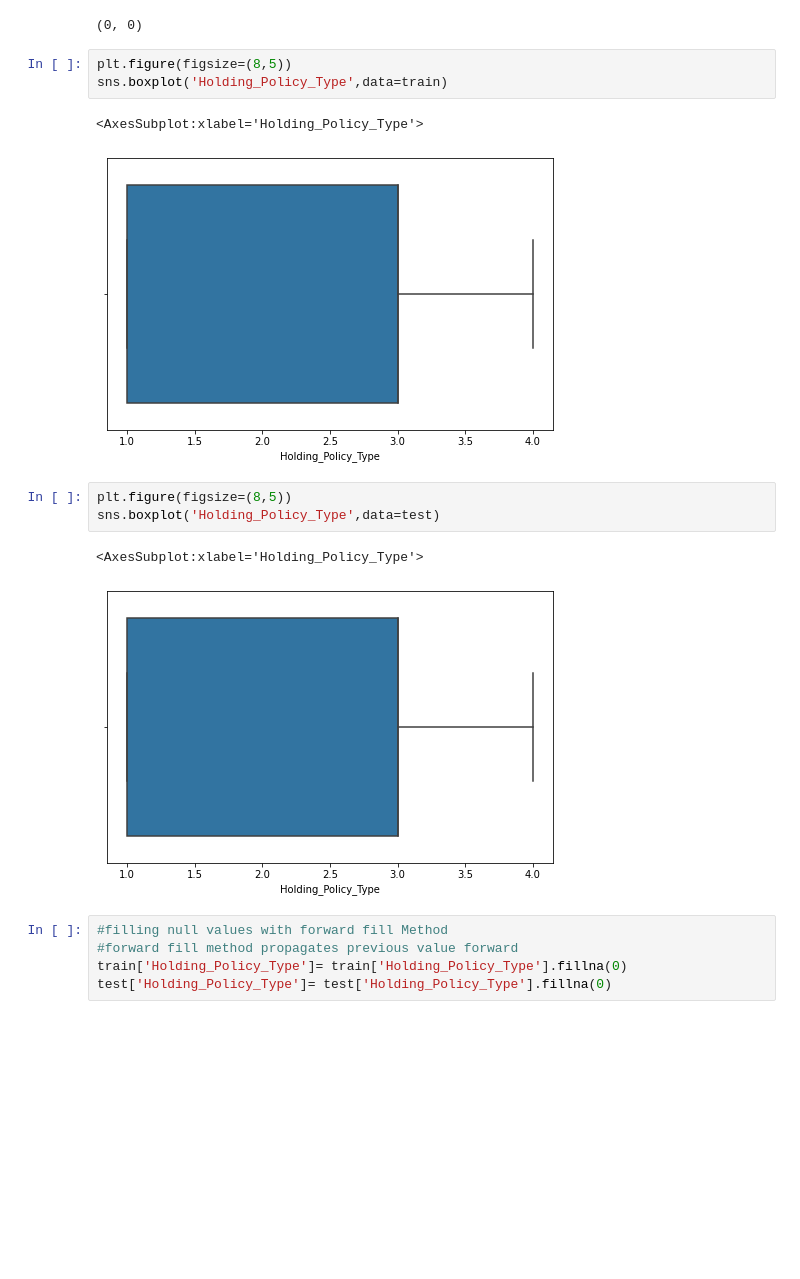
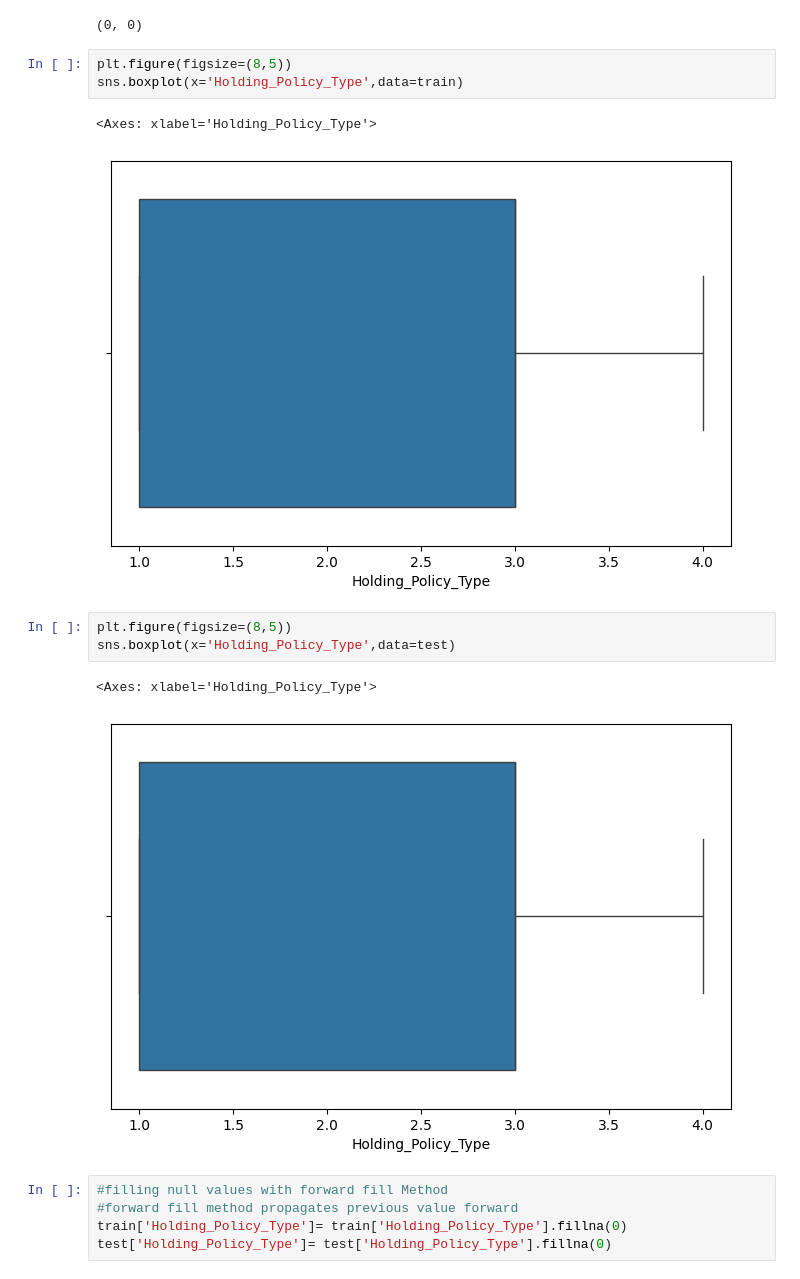
Before and after one commit to AshutoshTamrakar1/Health-Insurance-Lead-Prediction, a Jupyter notebook: Job-A-Thon.ipynb, the cells around one changed output. Cells and saved outputs as stored; diff of their text form; blank space fills up the shorter version.

```diff
--- a/Job-A-Thon.ipynb
+++ b/Job-A-Thon.ipynb
@@ -217,16 +221,16 @@ train['Holding_Policy_Duration'].isnull().sum(),test['Holding_Policy_Duration'].
 (0, 0)
 # %%
 plt.figure(figsize=(8,5))
-sns.boxplot('Holding_Policy_Type',data=train)
+sns.boxplot(x='Holding_Policy_Type',data=train)
 # %% [output]
-<AxesSubplot:xlabel='Holding_Policy_Type'>
+<Axes: xlabel='Holding_Policy_Type'>
-[figure, old version]
+[figure, new version]
 # %%
 plt.figure(figsize=(8,5))
-sns.boxplot('Holding_Policy_Type',data=test)
+sns.boxplot(x='Holding_Policy_Type',data=test)
 # %% [output]
-<AxesSubplot:xlabel='Holding_Policy_Type'>
+<Axes: xlabel='Holding_Policy_Type'>
-[figure, old version]
+[figure, new version]
 # %%
 #filling null values with forward fill Method
 #forward fill method propagates previous value forward
```
Also changed, not shown: parts of 13 cells of this notebook.
